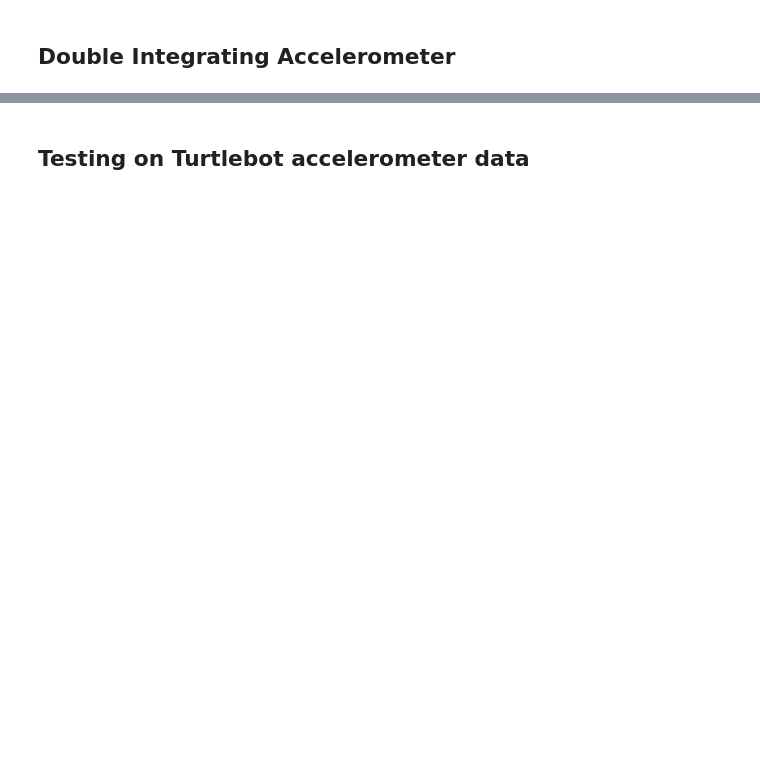
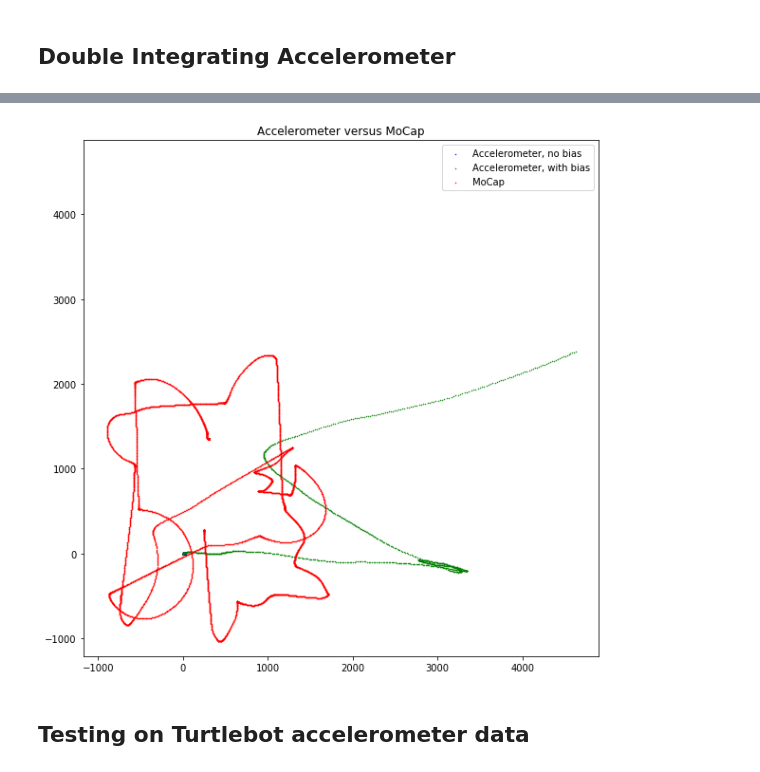
Before and after one commit to PHIL-MQP/phil, a Jupyter notebook: python/notebooks/MoCap Data Viz.ipynb, the cells around one changed output, grey strips where cells are left out. Cells and saved outputs as stored; diff of their text form; code cells hidden in the pictures; blank space fills up the shorter version.

```diff
--- a/python/notebooks/MoCap Data Viz.ipynb
+++ b/python/notebooks/MoCap Data Viz.ipynb
@@ -174,11 +195,14 @@ plt.show()
 # %%
 plt.figure(figsize=(10,10))
 plt.scatter(no_bias[0], no_bias[1], marker='.', s=1, color='b', label='Accelerometer, no bias')
 plt.scatter(calib[0], calib[1], marker='.', s=1, color='g', label='Accelerometer, with bias')
 plt.scatter(mocap_states[:,0], mocap_states[:,1], marker='.', s=1, color='r', label='MoCap')
+plt.axis("square")
 plt.title("Accelerometer versus MoCap")
 plt.legend()
 plt.show()
+# %% [output]
+[figure, added]
 # %% [markdown]
 ## Testing on Turtlebot accelerometer data
 # %%
```
Also changed, not shown: parts of 11 cells of this notebook, 7 other files.
